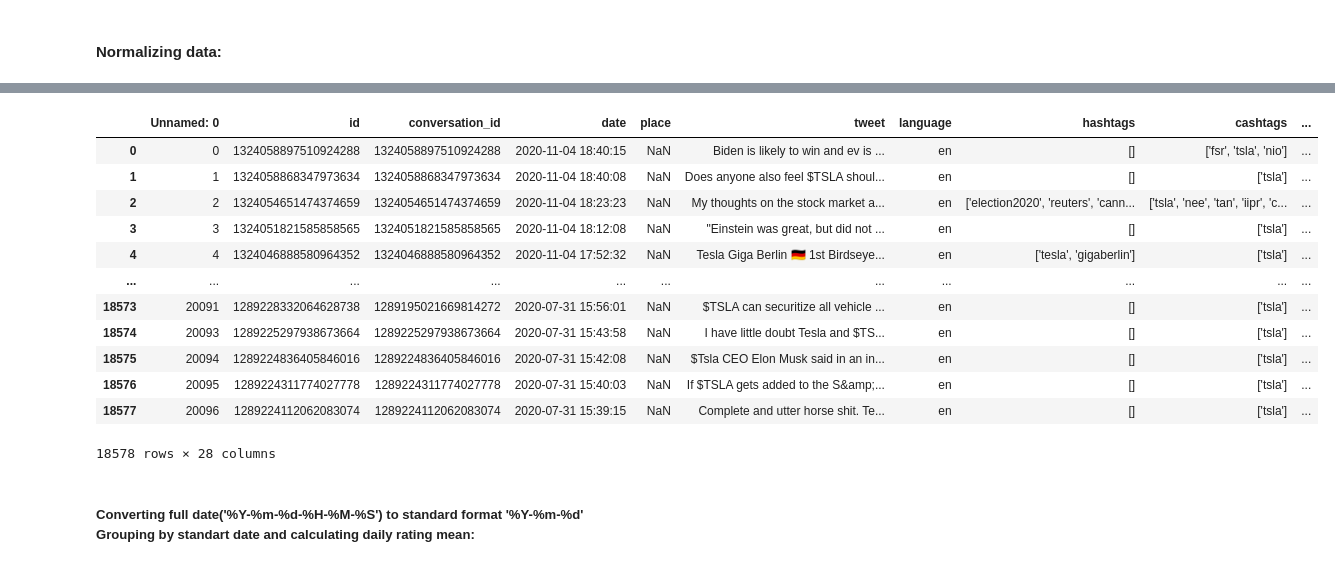
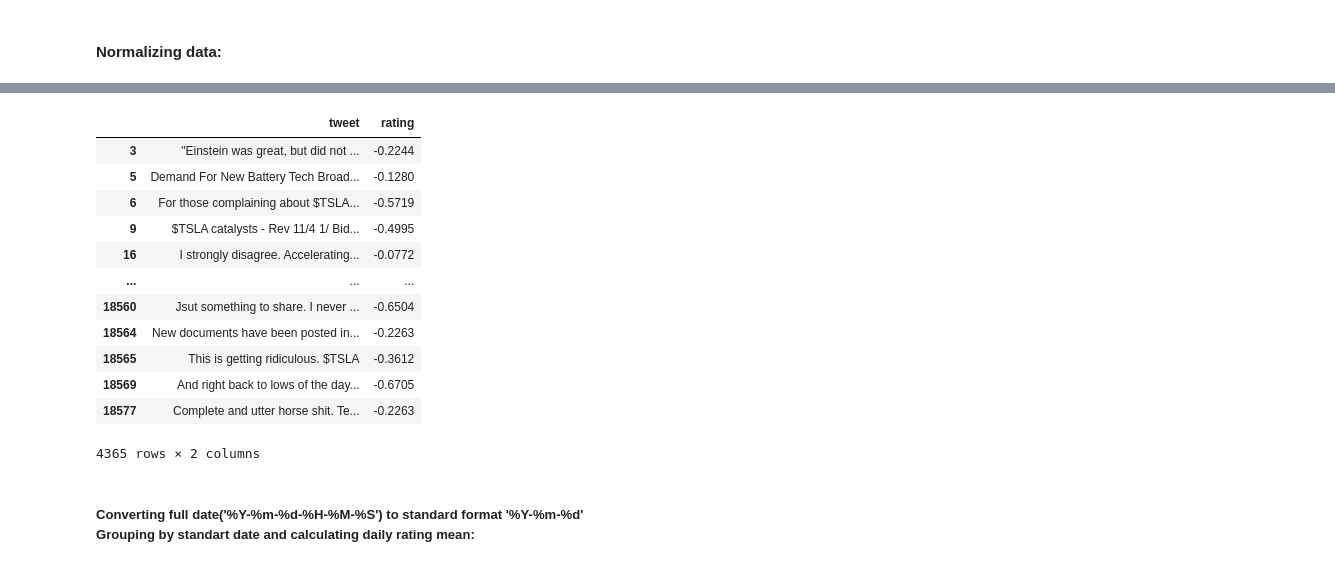
Before and after one commit to Casmodeus/Sentiment-Analysis-in-Stock-Market, a Jupyter notebook: project_2ndITER.ipynb, the cells around one changed output, grey strips where cells are left out. Drawn from its saved outputs; the diff is of its cells as text; code cells hidden in the pictures.

```diff
--- a/project_2ndITER.ipynb
+++ b/project_2ndITER.ipynb
@@ -122,11 +122,3 @@ googl_tweets = pd.read_csv(r"googl_tweets.csv",header = 0,engine = 'python',enco
 spx_tweets = pd.read_csv(r"spx_tweets.csv",header = 0,engine = 'python',encoding = 'UTF-8')
 # %% [markdown]
 #### Deleting NULL columns (Scrapped automaticaly) <br> Displaying average row numbers in all datasets:
-# %%
-aapl_tweets = aapl_tweets.drop(['timezone','created_at','day','hour','trans_src','trans_dest','translate','source','geo','near','search','retweet_date','reply_to','user_rt_id','user_rt','retweet_id','photos','video',],axis=1)
-tsla_tweets = tsla_tweets.drop(['timezone','created_at','day','hour','trans_src','trans_dest','translate','source','geo','near','search','retweet_date','reply_to','user_rt_id','user_rt','retweet_id','photos','video',],axis=1)
-fb_tweets = fb_tweets.drop(['timezone','created_at','day','hour','trans_src','trans_dest','translate','source','geo','near','search','retweet_date','reply_to','user_rt_id','user_rt','retweet_id','photos','video',],axis=1)
-googl_tweets = googl_tweets.drop(['timezone','created_at','day','hour','trans_src','trans_dest','translate','source','geo','near','search','retweet_date','reply_to','user_rt_id','user_rt','retweet_id','photos','video',],axis=1)
-spx_tweets = spx_tweets.drop(['timezone','created_at','day','hour','trans_src','trans_dest','translate','source','geo','near','search','retweet_date','reply_to','user_rt_id','user_rt','retweet_id','photos','video',],axis=1)
-mean_length = (len(aapl_tweets) + len(tsla_tweets) + len(fb_tweets) + len(googl_tweets) + len(spx_tweets)) / 5
-mean_length
@@ -134,0 +125,8 @@ mean_length
+# %%
+aapl_tweets = aapl_tweets.dropna(how='all',axis='columns')
+tsla_tweets = tsla_tweets.dropna(how='all',axis='columns')
+fb_tweets = fb_tweets.dropna(how='all',axis='columns')
+googl_tweets = googl_tweets.dropna(how='all',axis='columns')
+spx_tweets = spx_tweets.dropna(how='all',axis='columns')
+mean_length = (len(aapl_tweets) + len(tsla_tweets) + len(fb_tweets) + len(googl_tweets) + len(spx_tweets)) / 5
+mean_length
@@ -260,21 +276,23 @@ aapl_tweets
 # %%
 tsla_tweets.loc[tsla_tweets['neu'] == 1,"rating"] = 0.5
 #Some tweets got polarity neu =1 means that compound will be 0, to avoid that we assign to this values middle_value
-tsla_tweets
+pd.set_option('display.max_colwidth', 10000)
+pd.set_option('display.max_rows',500)
+tsla_tweets[['tweet','rating']].loc[(tsla_tweets['rating'] < 0) &(tsla_tweets['rating'] >= -1)] ##Retrieving negative tweets
 # %% [output]
-|  | Unnamed: 0 | id | conversation_id | date | place | tweet | language | hashtags | cashtags | ... |
-| 0 | 0 | 1324058897510924288 | 1324058897510924288 | 2020-11-04 18:40:15 | NaN | Biden is likely to win and ev is ... | en | [] | ['fsr', 'tsla', 'nio'] | ... |
-| 1 | 1 | 1324058868347973634 | 1324058868347973634 | 2020-11-04 18:40:08 | NaN | Does anyone also feel $TSLA shoul... | en | [] | ['tsla'] | ... |
-| 2 | 2 | 1324054651474374659 | 1324054651474374659 | 2020-11-04 18:23:23 | NaN | My thoughts on the stock market a... | en | ['election2020', 'reuters', 'cann... | ['tsla', 'nee', 'tan', 'iipr', 'c... | ... |
-| 3 | 3 | 1324051821585858565 | 1324051821585858565 | 2020-11-04 18:12:08 | NaN | "Einstein was great, but did not ... | en | [] | ['tsla'] | ... |
-| 4 | 4 | 1324046888580964352 | 1324046888580964352 | 2020-11-04 17:52:32 | NaN | Tesla Giga Berlin 🇩🇪 1st Birdseye... | en | ['tesla', 'gigaberlin'] | ['tsla'] | ... |
-| ... | ... | ... | ... | ... | ... | ... | ... | ... | ... | ... |
-| 18573 | 20091 | 1289228332064628738 | 1289195021669814272 | 2020-07-31 15:56:01 | NaN | $TSLA can securitize all vehicle ... | en | [] | ['tsla'] | ... |
-| 18574 | 20093 | 1289225297938673664 | 1289225297938673664 | 2020-07-31 15:43:58 | NaN | I have little doubt Tesla and $TS... | en | [] | ['tsla'] | ... |
-| 18575 | 20094 | 1289224836405846016 | 1289224836405846016 | 2020-07-31 15:42:08 | NaN | $Tsla CEO Elon Musk said in an in... | en | [] | ['tsla'] | ... |
-| 18576 | 20095 | 1289224311774027778 | 1289224311774027778 | 2020-07-31 15:40:03 | NaN | If $TSLA gets added to the S&amp;... | en | [] | ['tsla'] | ... |
-| 18577 | 20096 | 1289224112062083074 | 1289224112062083074 | 2020-07-31 15:39:15 | NaN | Complete and utter horse shit. Te... | en | [] | ['tsla'] | ... |
+|  | tweet | rating |
+| 3 | "Einstein was great, but did not ... | -0.2244 |
+| 5 | Demand For New Battery Tech Broad... | -0.1280 |
+| 6 | For those complaining about $TSLA... | -0.5719 |
+| 9 | $TSLA catalysts - Rev 11/4 1/ Bid... | -0.4995 |
+| 16 | I strongly disagree. Accelerating... | -0.0772 |
+| ... | ... | ... |
+| 18560 | Jsut something to share. I never ... | -0.6504 |
+| 18564 | New documents have been posted in... | -0.2263 |
+| 18565 | This is getting ridiculous. $TSLA | -0.3612 |
+| 18569 | And right back to lows of the day... | -0.6705 |
+| 18577 | Complete and utter horse shit. Te... | -0.2263 |
-18578 rows × 28 columns
+4365 rows × 2 columns
 # %% [markdown]
 ##### Converting full date('%Y-%m-%d-%H-%M-%S') to standard format '%Y-%m-%d' <br>Grouping by standart date and calculating daily rating mean:
 # %%
```
Also changed, not shown: parts of 16 cells of this notebook.
